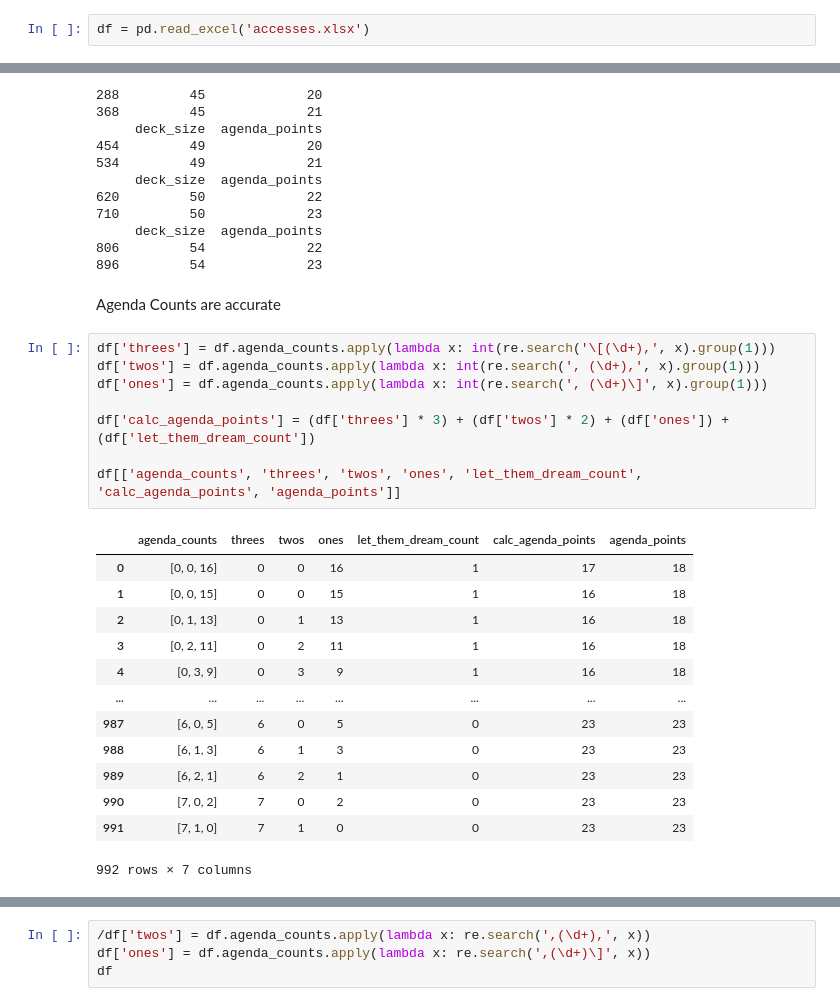
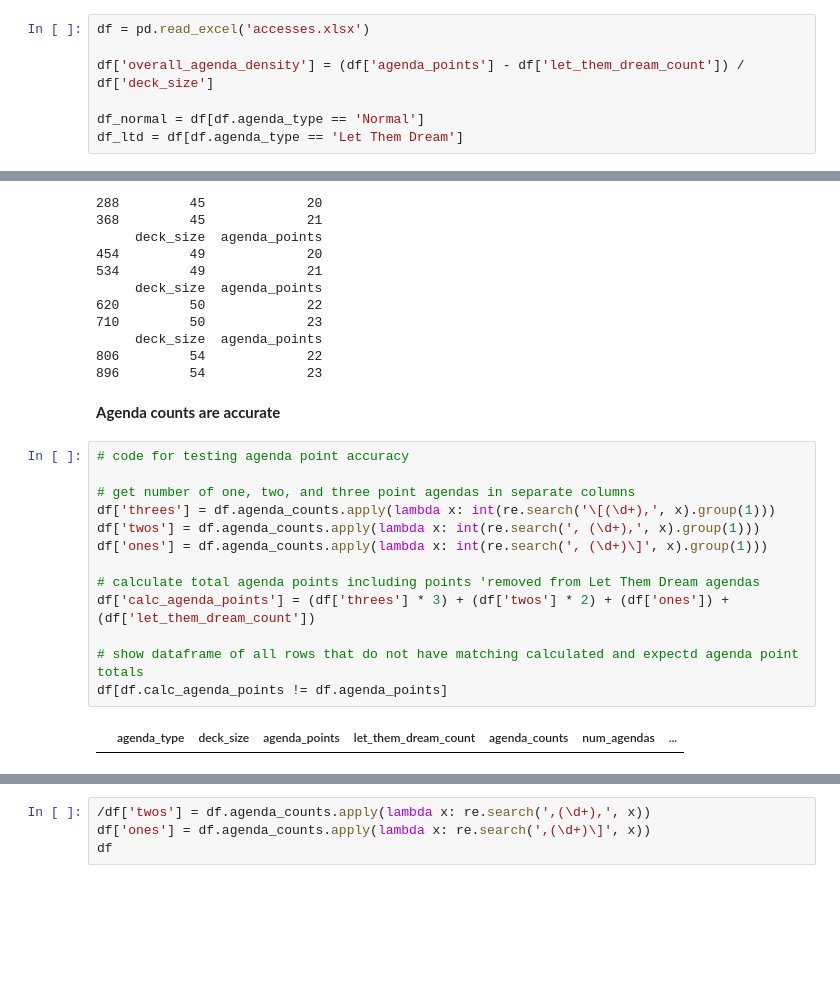
Before and after one commit to Johndsalas/Netrunner-Analysis, a Jupyter notebook: Scratch_Notebook.ipynb, the cells around one changed output, grey strips where cells are left out. Saved outputs shown, nothing was run; the diff lists cells and outputs as text; blank space fills up the shorter version.

```diff
--- a/Scratch_Notebook.ipynb
+++ b/Scratch_Notebook.ipynb
@@ -21,5 +23,10 @@ Left adjust Markdown tables
 # %%
 df = pd.read_excel('accesses.xlsx')
+
+df['overall_agenda_density'] = (df['agenda_points'] - df['let_them_dream_count']) / df['deck_size']
+
+df_normal = df[df.agenda_type == 'Normal']
+df_ltd = df[df.agenda_type == 'Let Them Dream']
 # %% [markdown]
 In Netrunner a corporation deck must contain a total number of cards (deck size) and agenda points according to the following chart
 
@@ -114,26 +124,19 @@ for deck_size in deck_sizes:
 806         54             22
 896         54             23
 # %% [markdown]
-Agenda Counts are accurate
+**Agenda counts are accurate**
 # %%
+# code for testing agenda point accuracy
+
+# get number of one, two, and three point agendas in separate columns
 df['threes'] = df.agenda_counts.apply(lambda x: int(re.search('\[(\d+),', x).group(1)))
 df['twos'] = df.agenda_counts.apply(lambda x: int(re.search(', (\d+),', x).group(1)))
 df['ones'] = df.agenda_counts.apply(lambda x: int(re.search(', (\d+)\]', x).group(1)))
 
+# calculate total agenda points including points 'removed from Let Them Dream agendas
 df['calc_agenda_points'] = (df['threes'] * 3) + (df['twos'] * 2) + (df['ones']) + (df['let_them_dream_count'])
 
-df[['agenda_counts', 'threes', 'twos', 'ones', 'let_them_dream_count', 'calc_agenda_points', 'agenda_points']]
+# show dataframe of all rows that do not have matching calculated and expectd agenda point totals
+df[df.calc_agenda_points != df.agenda_points]
 # %% [output]
-|  | agenda_counts | threes | twos | ones | let_them_dream_count | calc_agenda_points | agenda_points |
-| 0 | [0, 0, 16] | 0 | 0 | 16 | 1 | 17 | 18 |
-| 1 | [0, 0, 15] | 0 | 0 | 15 | 1 | 16 | 18 |
-| 2 | [0, 1, 13] | 0 | 1 | 13 | 1 | 16 | 18 |
-| 3 | [0, 2, 11] | 0 | 2 | 11 | 1 | 16 | 18 |
-| 4 | [0, 3, 9] | 0 | 3 | 9 | 1 | 16 | 18 |
-| ... | ... | ... | ... | ... | ... | ... | ... |
-| 987 | [6, 0, 5] | 6 | 0 | 5 | 0 | 23 | 23 |
-| 988 | [6, 1, 3] | 6 | 1 | 3 | 0 | 23 | 23 |
-| 989 | [6, 2, 1] | 6 | 2 | 1 | 0 | 23 | 23 |
-| 990 | [7, 0, 2] | 7 | 0 | 2 | 0 | 23 | 23 |
-| 991 | [7, 1, 0] | 7 | 1 | 0 | 0 | 23 | 23 |
+|  | agenda_type | deck_size | agenda_points | let_them_dream_count | agenda_counts | num_agendas | ... |
-992 rows × 7 columns
```
Also changed, not shown: parts of 25 cells of this notebook.
